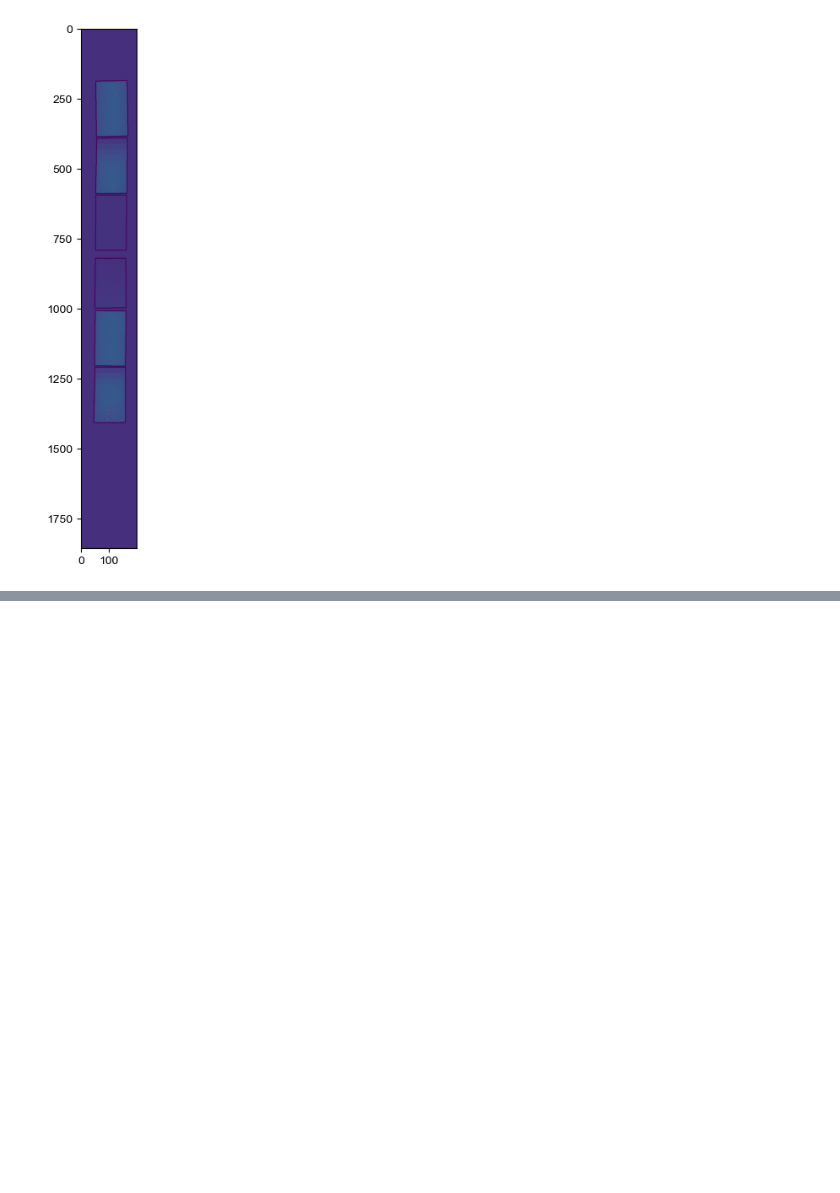
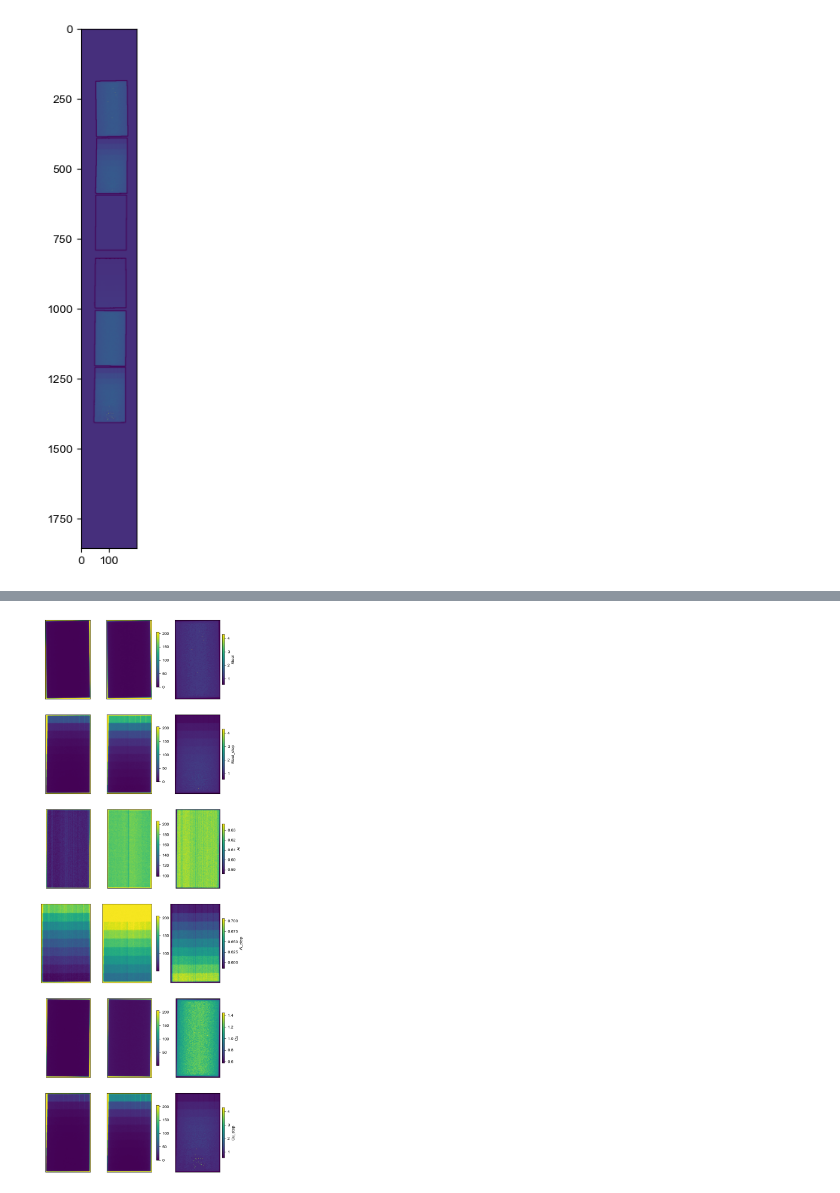
Before and after one commit to yaojian95/jt_ore_sorting, a Jupyter notebook: R_standard_sample.ipynb, the cells around one changed output, grey strips where cells are left out. Drawn from its saved outputs; the diff is of its cells as text; code cells hidden in the pictures; blank space fills up the shorter version.

```diff
--- a/R_standard_sample.ipynb
+++ b/R_standard_sample.ipynb
@@ -479,0 +422,28 @@ plt.imshow(contoured_r_norm)
+# %%
+names = ['Steel', 'Steel_step', 'Al', 'Al_step', 'Cu', 'Cu_step']
+# %%
+import matplotlib.pyplot as plt
+import numpy as np
+fig, axes = plt.subplots(6, 3, figsize = (8, 24))
+
+rx_all = []
+for kind in range(6):
+    al_R = compute_R(box_norm[kind][0], box_norm[kind][1], I0_low = 195, I0_high = 196, input = 'images', method = 'a', const = [5, 20])
+    im1 = axes[kind][0].imshow(box_norm[kind][0])
+    im2 = axes[kind][1].imshow(box_norm[kind][1], vmin=im1.norm.vmin, vmax=im1.norm.vmax)
+    cbar_12 = fig.colorbar(im1, ax=[axes[kind][0], axes[kind][1]], fraction=0.023, pad=0.04)
+
+    im3 = axes[kind][2].imshow(al_R)
+    cbar3 = fig.colorbar(im3, ax=axes[kind][2], fraction=0.046, pad=0.04, label = names[kind])
+
+    for ax in axes[kind]:
+        ax.set_xticks([])
+        ax.set_yticks([])
+
+    r_x = []
+    for j in range(9):
+        r_x.append(np.mean(al_R[(j*20+5):(j*20+15), 10:105]))
+
+    rx_all.append(r_x)
+# %% [output]
+[figure, added]
```
Also changed, not shown: parts of 22 cells of this notebook, 9 other files.
